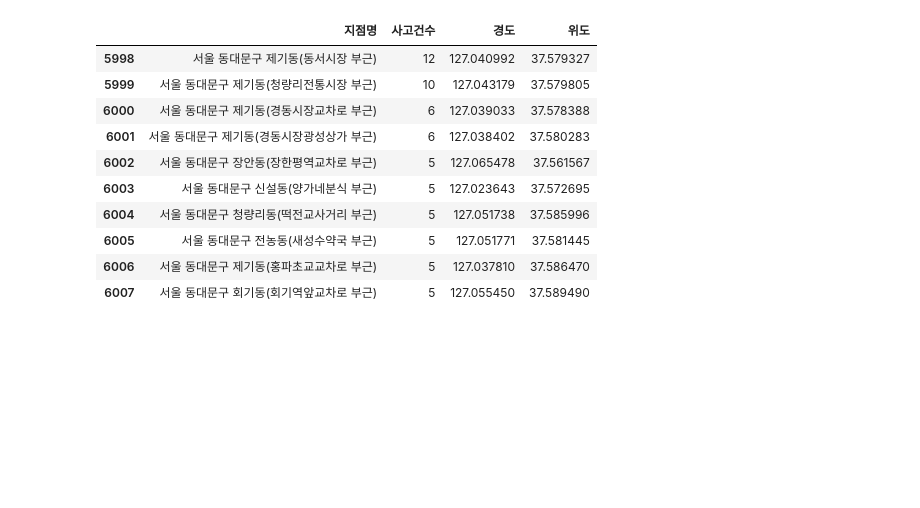
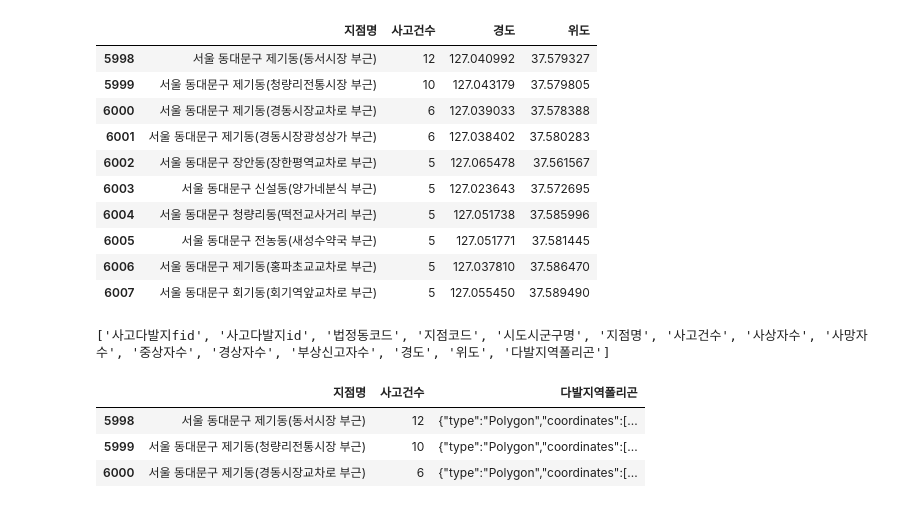
Before and after one commit to csy04x2/elder_accident, a Jupyter notebook: analysis.ipynb, the cells around one changed output. Cells and saved outputs as stored; diff of their text form; code cells hidden in the pictures; blank space fills up the shorter version.

```diff
--- a/analysis.ipynb
+++ b/analysis.ipynb
@@ -1262,3 +1309,17 @@ Saving 2012-2025_전국_고령보행자사고다발지역.csv to 2012-2025_전
 | 6005 | 서울 동대문구 전농동(새성수약국 부근) | 5 | 127.051771 | 37.581445 |
 | 6006 | 서울 동대문구 제기동(홍파초교교차로 부근) | 5 | 127.037810 | 37.586470 |
 | 6007 | 서울 동대문구 회기동(회기역앞교차로 부근) | 5 | 127.055450 | 37.589490 |
+# %%
+print(accident_spots.columns.tolist())
+
+display(
+    dongdaemun_spots[
+        ['지점명', '사고건수', '다발지역폴리곤']
+    ].head(3)
+)
+# %% [output]
+['사고다발지fid', '사고다발지id', '법정동코드', '지점코드', '시도시군구명', '지점명', '사고건수', '사상자수', '사망자수', '중상자수', '경상자수', '부상신고자수', '경도', '위도', '다발지역폴리곤']
+|  | 지점명 | 사고건수 | 다발지역폴리곤 |
+| 5998 | 서울 동대문구 제기동(동서시장 부근) | 12 | {"type":"Polygon","coordinates":[... |
+| 5999 | 서울 동대문구 제기동(청량리전통시장 부근) | 10 | {"type":"Polygon","coordinates":[... |
+| 6000 | 서울 동대문구 제기동(경동시장교차로 부근) | 6 | {"type":"Polygon","coordinates":[... |
```
Also changed, not shown: parts of 4 cells of this notebook.
